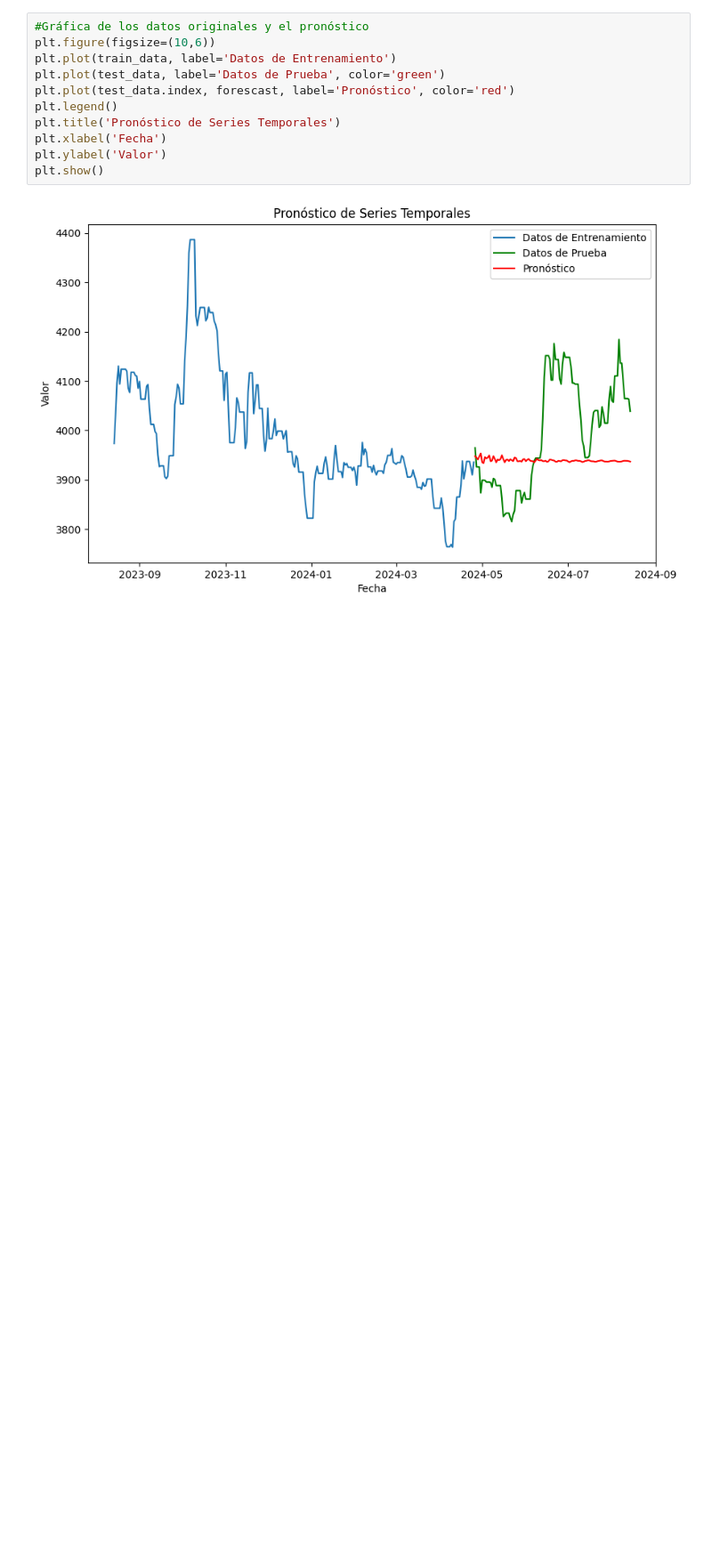
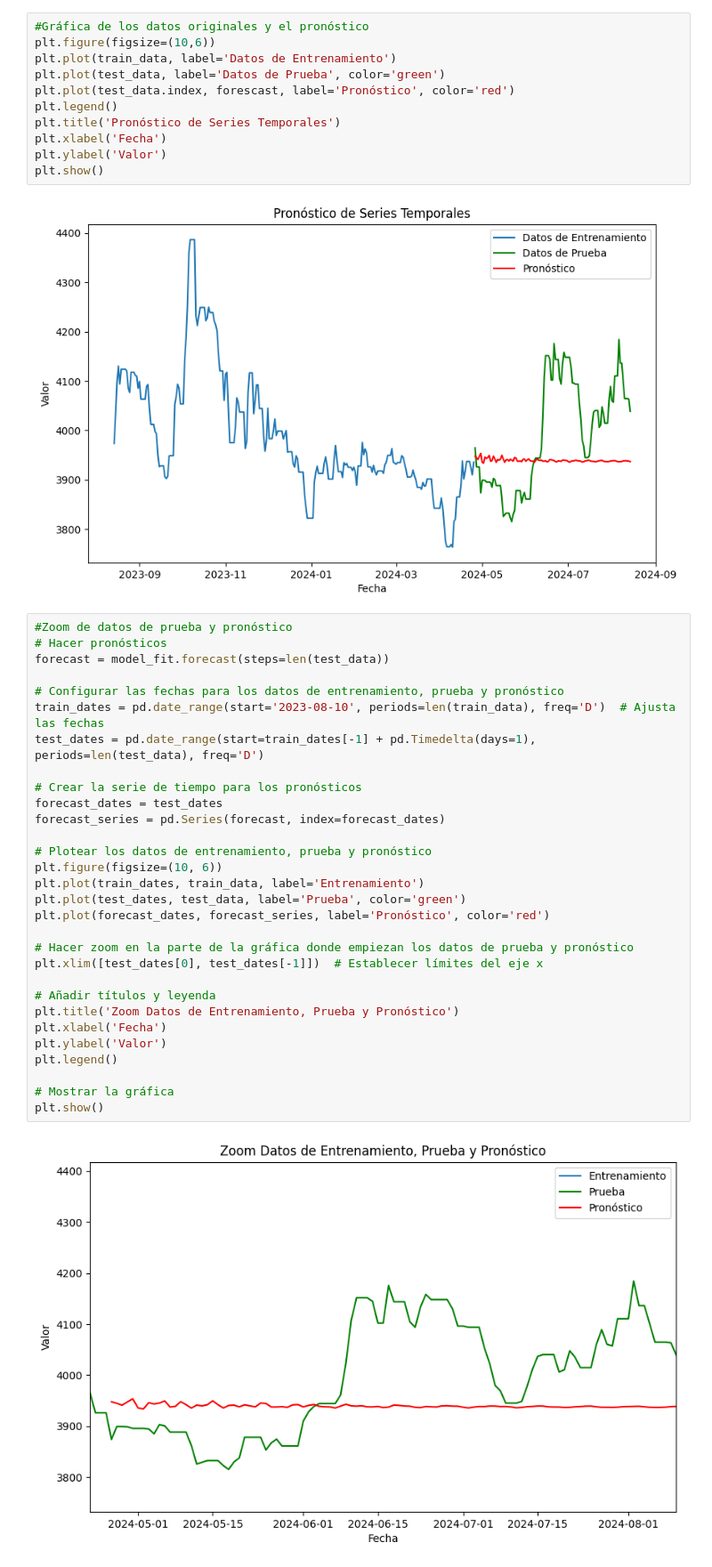
Before and after one commit to omoranav/Talento_Tech, a Jupyter notebook: L1_5_Validacion_yevaluaciondelmodelo_ejercicio.ipynb, the cells around one changed output. Shown at 89% size. Drawn from its saved outputs; the diff is of its cells as text; blank space fills up the shorter version.

```diff
--- a/L1_5_Validacion_yevaluaciondelmodelo_ejercicio.ipynb
+++ b/L1_5_Validacion_yevaluaciondelmodelo_ejercicio.ipynb
@@ -110,3 +110,35 @@ plt.ylabel('Valor')
 plt.show()
 # %% [output]
 [figure]
+# %%
+#Zoom de datos de prueba y pronóstico
+# Hacer pronósticos
+forecast = model_fit.forecast(steps=len(test_data))
+
+# Configurar las fechas para los datos de entrenamiento, prueba y pronóstico
+train_dates = pd.date_range(start='2023-08-10', periods=len(train_data), freq='D')  # Ajusta las fechas
+test_dates = pd.date_range(start=train_dates[-1] + pd.Timedelta(days=1), periods=len(test_data), freq='D')
+
+# Crear la serie de tiempo para los pronósticos
+forecast_dates = test_dates
+forecast_series = pd.Series(forecast, index=forecast_dates)
+
+# Plotear los datos de entrenamiento, prueba y pronóstico
+plt.figure(figsize=(10, 6))
+plt.plot(train_dates, train_data, label='Entrenamiento')
+plt.plot(test_dates, test_data, label='Prueba', color='green')
+plt.plot(forecast_dates, forecast_series, label='Pronóstico', color='red')
+
+# Hacer zoom en la parte de la gráfica donde empiezan los datos de prueba y pronóstico
+plt.xlim([test_dates[0], test_dates[-1]])  # Establecer límites del eje x
+
+# Añadir títulos y leyenda
+plt.title('Zoom Datos de Entrenamiento, Prueba y Pronóstico')
+plt.xlabel('Fecha')
+plt.ylabel('Valor')
+plt.legend()
+
+# Mostrar la gráfica
+plt.show()
+# %% [output]
+[figure, added]
```
Also changed, not shown: parts of 1 cell of this notebook, 1 other file.
